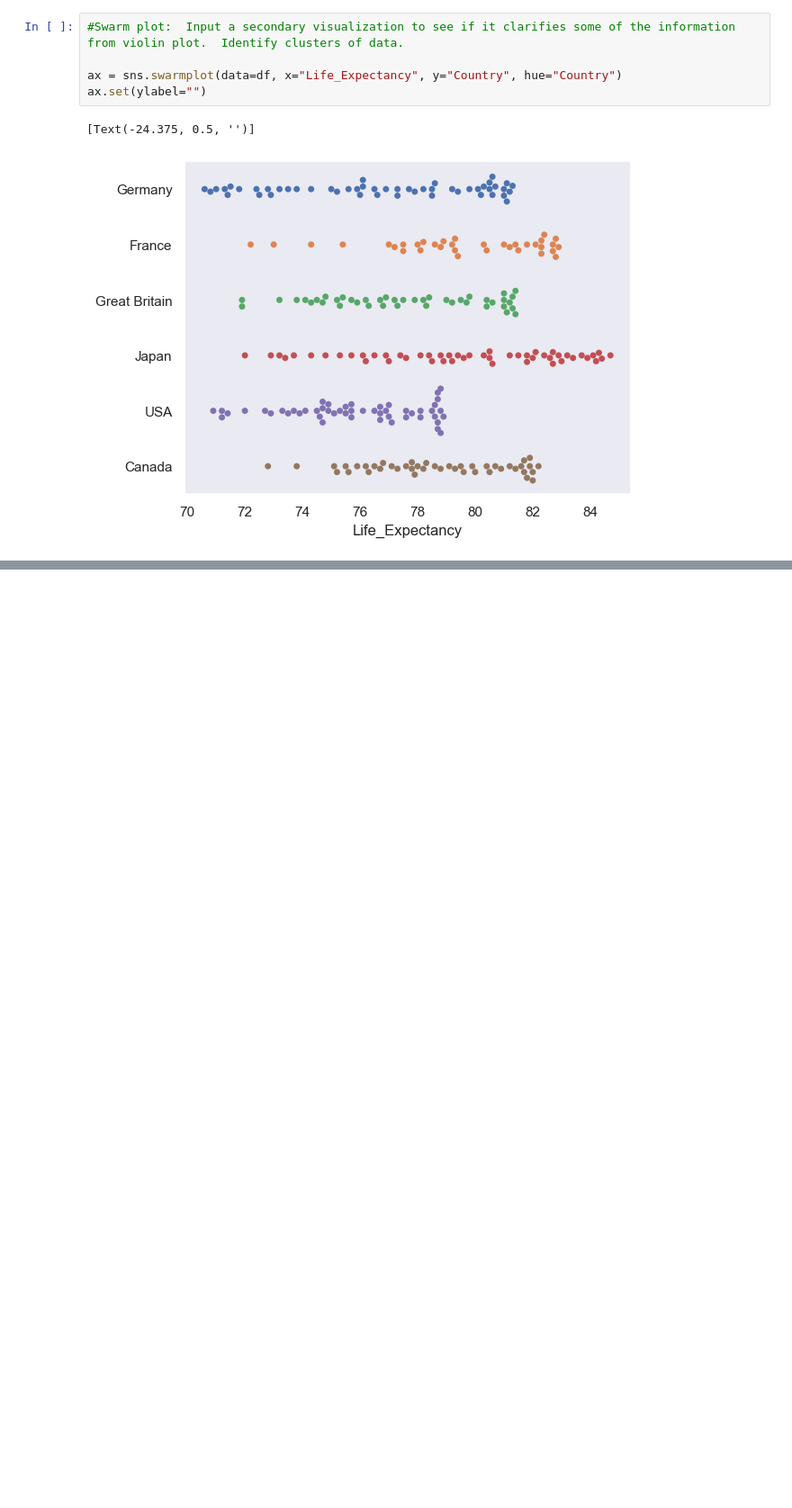
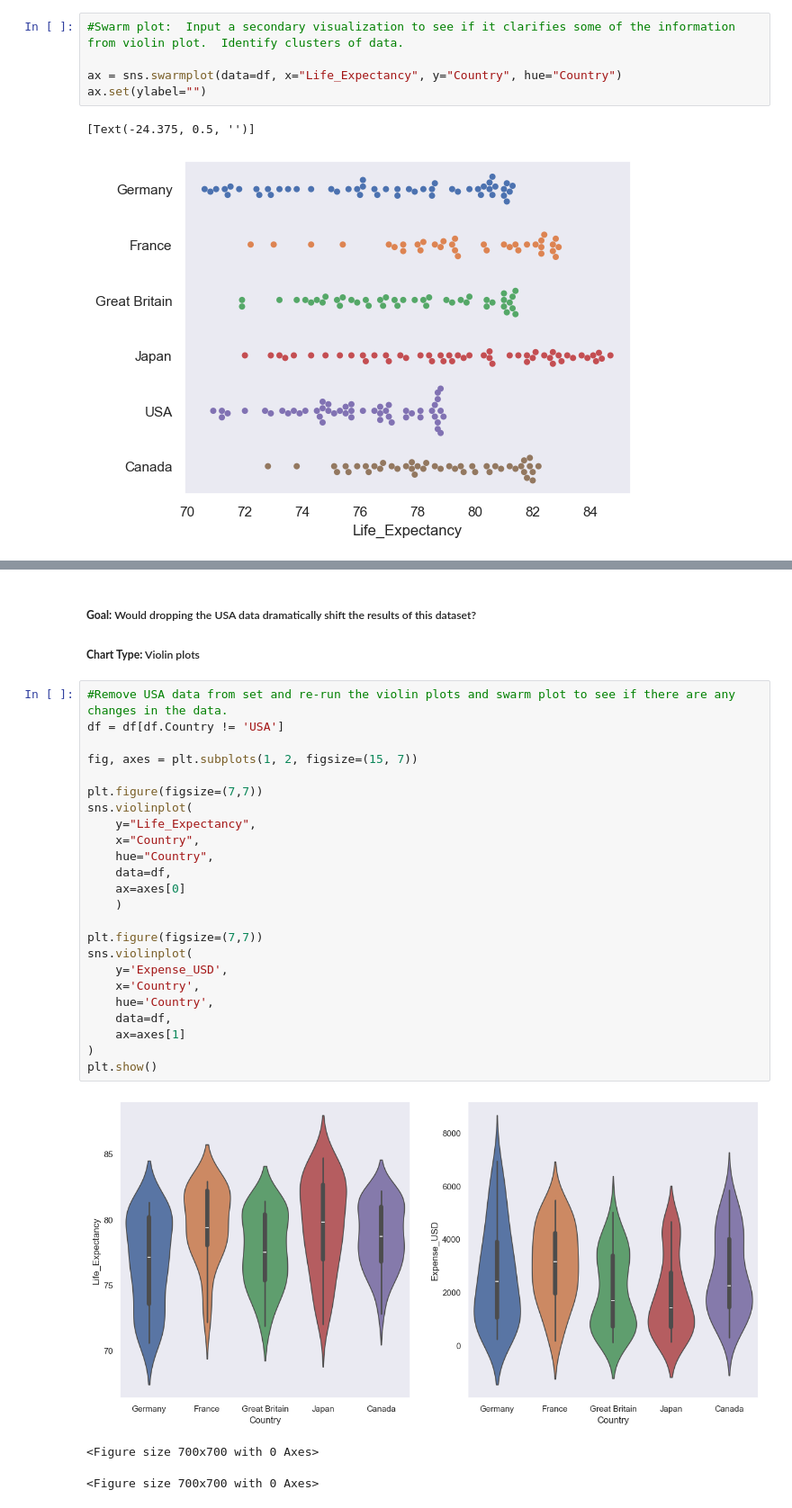
Before and after one commit to JackieGanyo/datafun-06-eda, a Jupyter notebook: JGanyo_eda.ipynb, the cells around one changed output, grey strips where cells are left out. Shown at 90% size. Cells and saved outputs as stored; diff of their text form; blank space fills up the shorter version.

Commit message:
Remove USA data and re-run the plots to see differences.

```diff
--- a/JGanyo_eda.ipynb
+++ b/JGanyo_eda.ipynb
@@ -213,0 +214,31 @@ ax.set(ylabel="")
+# %% [markdown]
+##### **Goal:**  Would dropping the USA data dramatically shift the results of this dataset?
+##### **Chart Type:** Violin plots
+# %%
+#Remove USA data from set and re-run the violin plots and swarm plot to see if there are any changes in the data.
+df = df[df.Country != 'USA']
+
+fig, axes = plt.subplots(1, 2, figsize=(15, 7))
+
+plt.figure(figsize=(7,7))
+sns.violinplot(
+    y="Life_Expectancy",
+    x="Country",
+    hue="Country",
+    data=df,
+    ax=axes[0]
+    )
+
+plt.figure(figsize=(7,7))
+sns.violinplot(
+    y='Expense_USD',
+    x='Country',
+    hue='Country',
+    data=df,
+    ax=axes[1]
+)
+plt.show()
+# %% [output]
+[figure, added]
+<Figure size 700x700 with 0 Axes>
+<Figure size 700x700 with 0 Axes>
```
Also changed, not shown: parts of 5 cells of this notebook.
